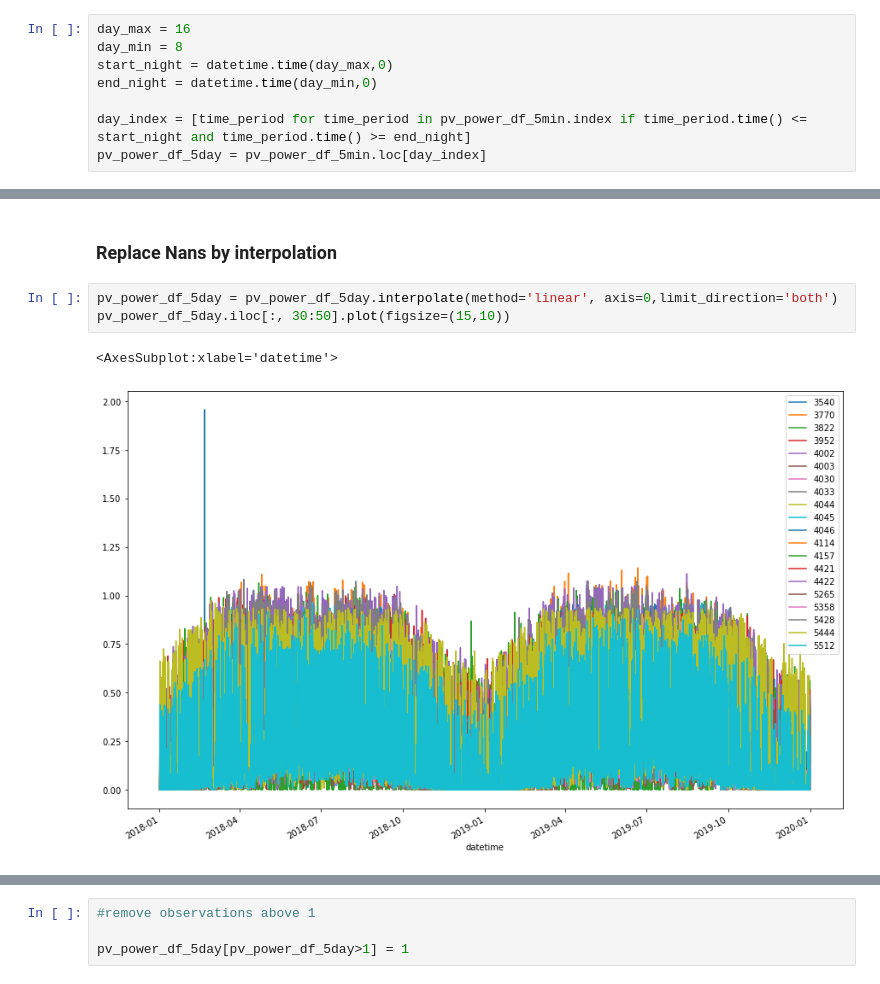
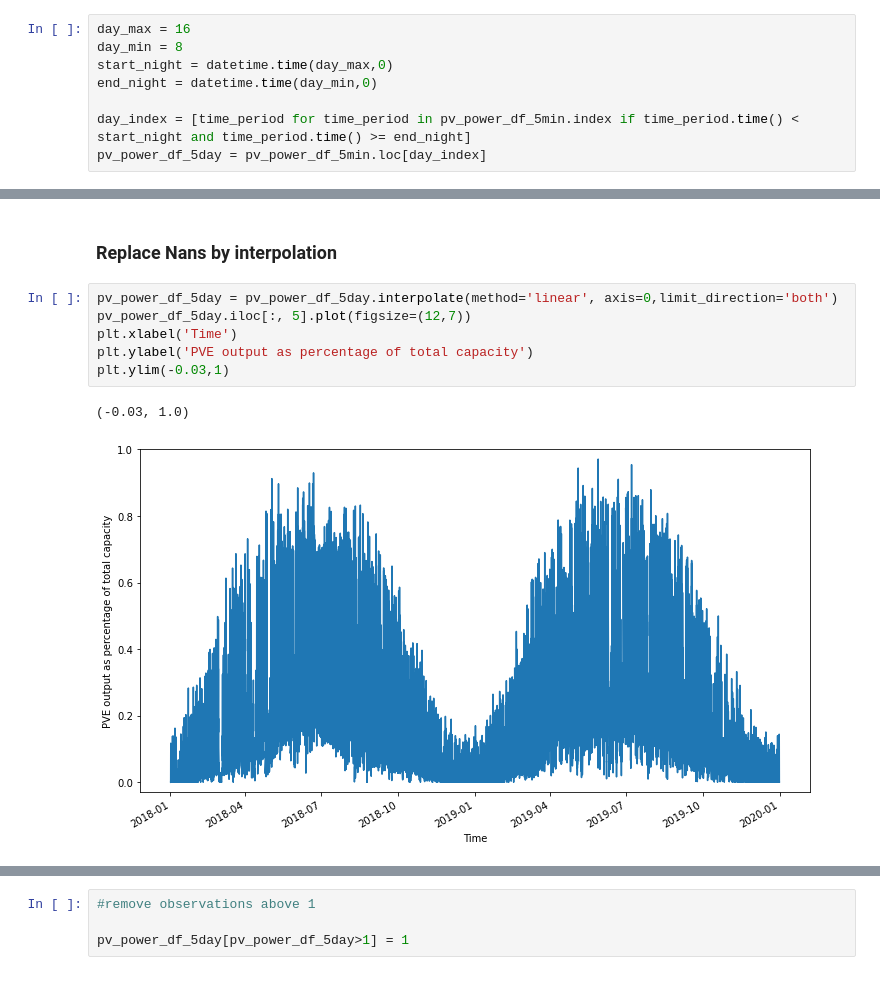
Before and after one commit to SeanNassimiha/CSML-MSc-Project, a Jupyter notebook: Preprocessing/Preprocessing_thesis_from_neil.ipynb, the cells around one changed output, grey strips where cells are left out. Drawn from its saved outputs; the diff is of its cells as text.

```diff
--- a/Preprocessing/Preprocessing_thesis_from_neil.ipynb
+++ b/Preprocessing/Preprocessing_thesis_from_neil.ipynb
@@ -111,7 +111,7 @@ day_min = 8
 start_night = datetime.time(day_max,0)
 end_night = datetime.time(day_min,0)
 
-day_index = [time_period for time_period in pv_power_df_5min.index if time_period.time() <= start_night and time_period.time() >= end_night]
+day_index = [time_period for time_period in pv_power_df_5min.index if time_period.time() < start_night and time_period.time() >= end_night]
 pv_power_df_5day = pv_power_df_5min.loc[day_index]
 # %% [markdown]
 ### Analysis of nans
@@ -163,7 +163,10 @@ pv_power_df_5day
 ### Replace Nans by interpolation
 # %%
 pv_power_df_5day = pv_power_df_5day.interpolate(method='linear', axis=0,limit_direction='both')
-pv_power_df_5day.iloc[:, 30:50].plot(figsize=(15,10))
+pv_power_df_5day.iloc[:, 5].plot(figsize=(12,7))
+plt.xlabel('Time')
+plt.ylabel('PVE output as percentage of total capacity')
+plt.ylim(-0.03,1)
 # %% [output]
-<AxesSubplot:xlabel='datetime'>
+(-0.03, 1.0)
-[figure, old version]
+[figure, new version]
```
Also changed, not shown: parts of 5 cells of this notebook, 32 other files.
